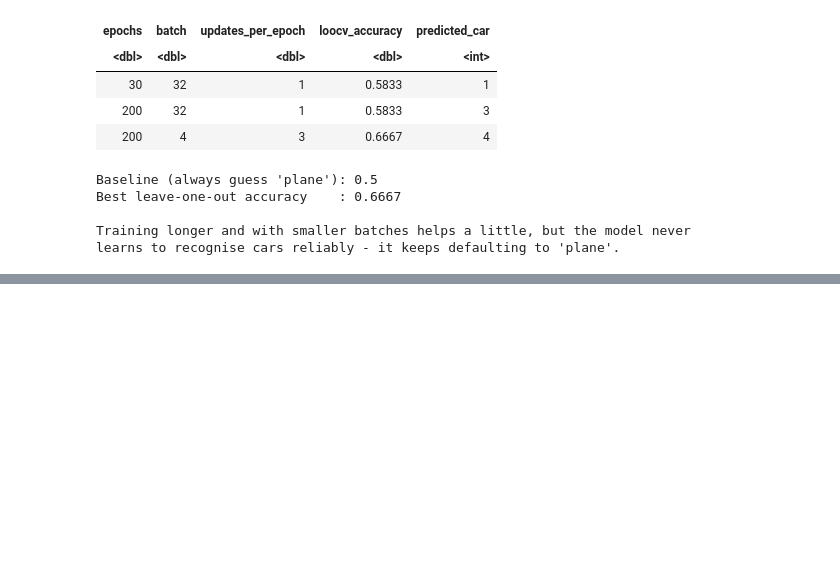
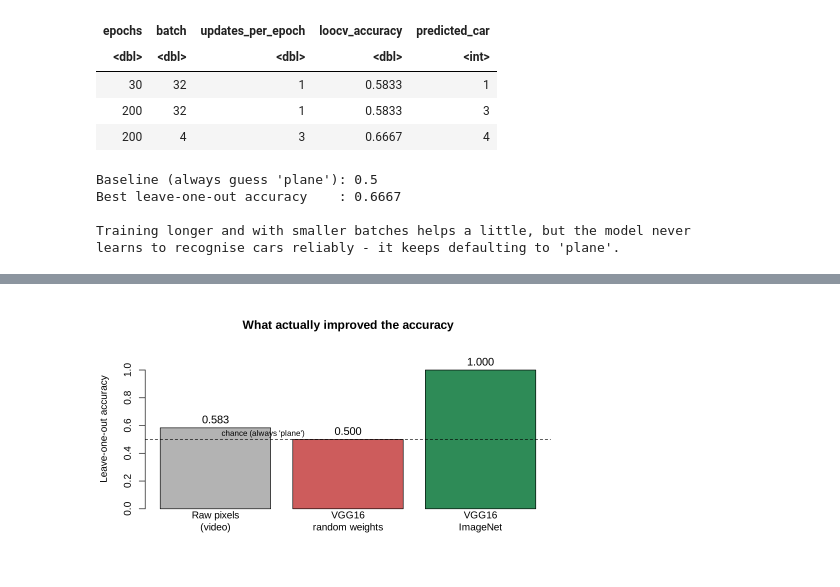
Before and after one commit to Swaroop192005/23102A0001_R-Programming, a Jupyter notebook: Mini_Project/R_Mini_Project_Image_Classification_Keras_23102A0001.ipynb, the cells around one changed output, grey strips where cells are left out. Saved outputs shown, nothing was run; the diff lists cells and outputs as text; code cells hidden in the pictures; blank space fills up the shorter version.

```diff
--- a/Mini_Project/R_Mini_Project_Image_Classification_Keras_23102A0001.ipynb
+++ b/Mini_Project/R_Mini_Project_Image_Classification_Keras_23102A0001.ipynb
@@ -636,0 +714,15 @@ baseline**, not 100%.
+# %%
+set_random_seed(7)
+rand_base <- application_vgg16(weights = NULL, include_top = FALSE,
+                               input_shape = c(224, 224, 3), pooling = "avg")
+feat_rand <- extract_features(rand_base, pix)
+
+loo_rand <- integer(12)
+for (i in 1:12) {
+  m <- fit_model(feat_rand[-i, , drop = FALSE], to_categorical(ally[-i]), seed = 400 + i)
+  loo_rand[i] <- max.col(predict(m, feat_rand[i, , drop = FALSE], verbose = 0)) - 1
+}
+
+cat("Random-weight VGG16 features, leave-one-out accuracy:",
+    round(mean(loo_rand == ally), 4),
+    sprintf("(%d of 12 correct)\n", sum(loo_rand == ally)))
@@ -636,0 +731,16 @@ baseline**, not 100%.
+# %%
+comparison <- data.frame(
+  representation = c("Raw pixels 28x28x3 (the video)",
+                     "VGG16 architecture, random weights",
+                     "VGG16 features, ImageNet weights"),
+  features       = c(ncol(allx), ncol(feat_rand), ncol(feat)),
+  loocv_accuracy = c(round(mean(loo_pred  == ally), 4),
+                     round(mean(loo_rand  == ally), 4),
+                     round(mean(loo_feat  == ally), 4)),
+  cars_found     = c(sum(loo_pred == 1 & ally == 1),
+                     sum(loo_rand == 1 & ally == 1),
+                     sum(loo_feat == 1 & ally == 1))
+)
+comparison$vs_baseline <- paste0(ifelse(comparison$loocv_accuracy >= 0.5, "+", ""),
+                                 round(100 * (comparison$loocv_accuracy - 0.5)), " pts")
+comparison
@@ -636,0 +788,13 @@ baseline**, not 100%.
+# %%
+# Side by side: what the two approaches scored
+options(repr.plot.width = 8, repr.plot.height = 4.5)
+bp <- barplot(comparison$loocv_accuracy, names.arg = c("Raw pixels\n(video)",
+              "VGG16\nrandom weights", "VGG16\nImageNet"),
+              col = c("grey70", "indianred", "seagreen"), ylim = c(0, 1.15),
+              ylab = "Leave-one-out accuracy",
+              main = "What actually improved the accuracy")
+text(bp, comparison$loocv_accuracy + 0.06, sprintf("%.3f", comparison$loocv_accuracy), cex = 1.1)
+abline(h = 0.5, lty = 2)
+text(bp[1], 0.54, "chance (always 'plane')", pos = 4, cex = 0.8)
+# %% [output]
+[figure, added]
```
Also changed, not shown: parts of 16 cells of this notebook, 1 other file.
